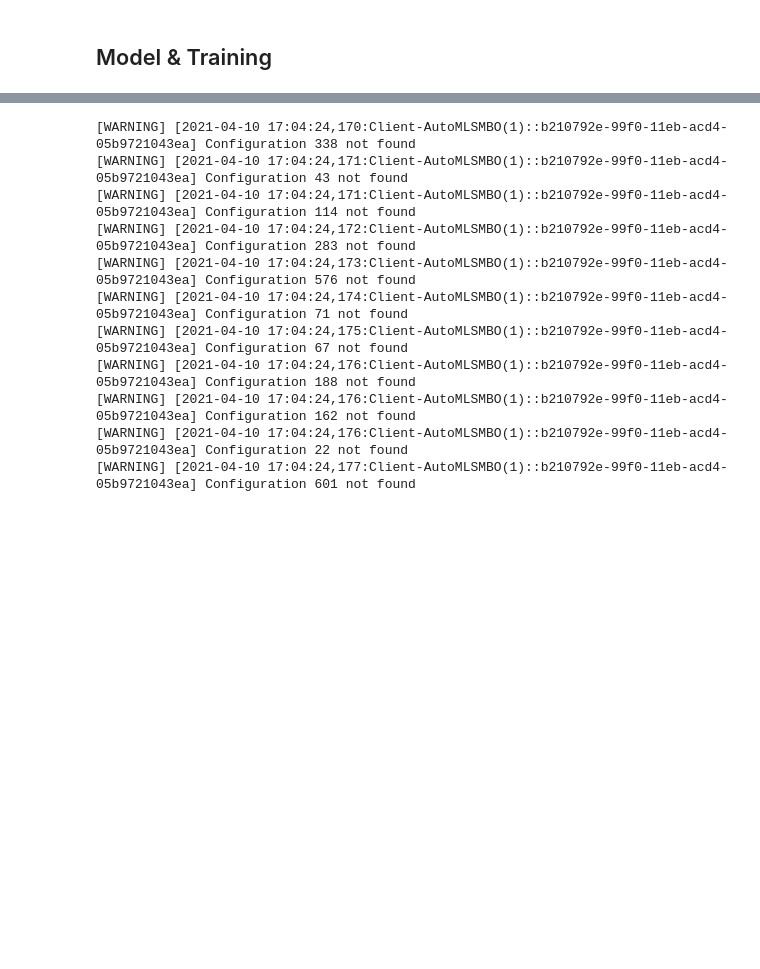
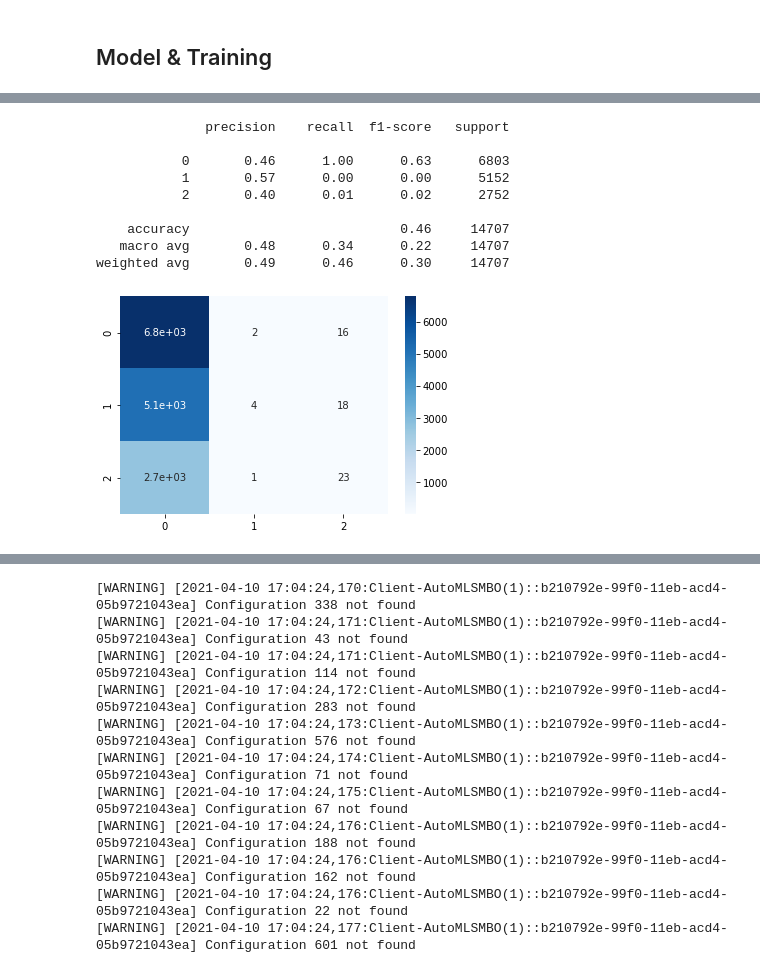
Before and after one commit to Kaushal1011/CSE523-Machine-Learning-Quantcats, a Jupyter notebook: Codes/Final_notebook.ipynb, the cells around one changed output, grey strips where cells are left out. Drawn from its saved outputs; the diff is of its cells as text; code cells hidden in the pictures; blank space fills up the shorter version.

```diff
--- a/Codes/Final_notebook.ipynb
+++ b/Codes/Final_notebook.ipynb
@@ -215,0 +225,11 @@ Taking PCA components that results in 99.99% of the variance, reduces the featur
+# %%
+# helper functions
+# test train split for cross validation | spit ratio 75:25
+
+X_pca_train, X_pca_test, y_train, y_test = sklearn.model_selection.train_test_split(
+    X_pca, y, random_state=1
+)
+
+X_train, X_test, y_train, y_test = sklearn.model_selection.train_test_split(
+    X, y, random_state=1
+)
@@ -215,0 +246,26 @@ Taking PCA components that results in 99.99% of the variance, reduces the featur
+# %%
+clf = LogisticRegression(random_state=0,solver='lbfgs', max_iter=1000)
+# had to increare the max_iter as it didn't converge earlier
+# using X_pca to over the above mentioned Multicollinearity problem
+
+clf.fit(X_pca_train, y_train)
+clf.score(X_pca_train,y_train)
+clf.score(X_pca_test,y_test)
+
+y_pred = clf.predict(X_pca_test)
+
+print(sklearn.metrics.classification_report(y_test, y_pred,zero_division=False))
+sns.heatmap(sklearn.metrics.confusion_matrix(y_test,y_pred),annot=True,cmap="Blues")
+plt.show(sns)
+clf=None
+# %% [output]
+              precision    recall  f1-score   support
+
+           0       0.46      1.00      0.63      6803
+           1       0.57      0.00      0.00      5152
+           2       0.40      0.01      0.02      2752
+
+    accuracy                           0.46     14707
+   macro avg       0.48      0.34      0.22     14707
+weighted avg       0.49      0.46      0.30     14707
+[figure, added]
```
Also changed, not shown: parts of 14 cells of this notebook.
